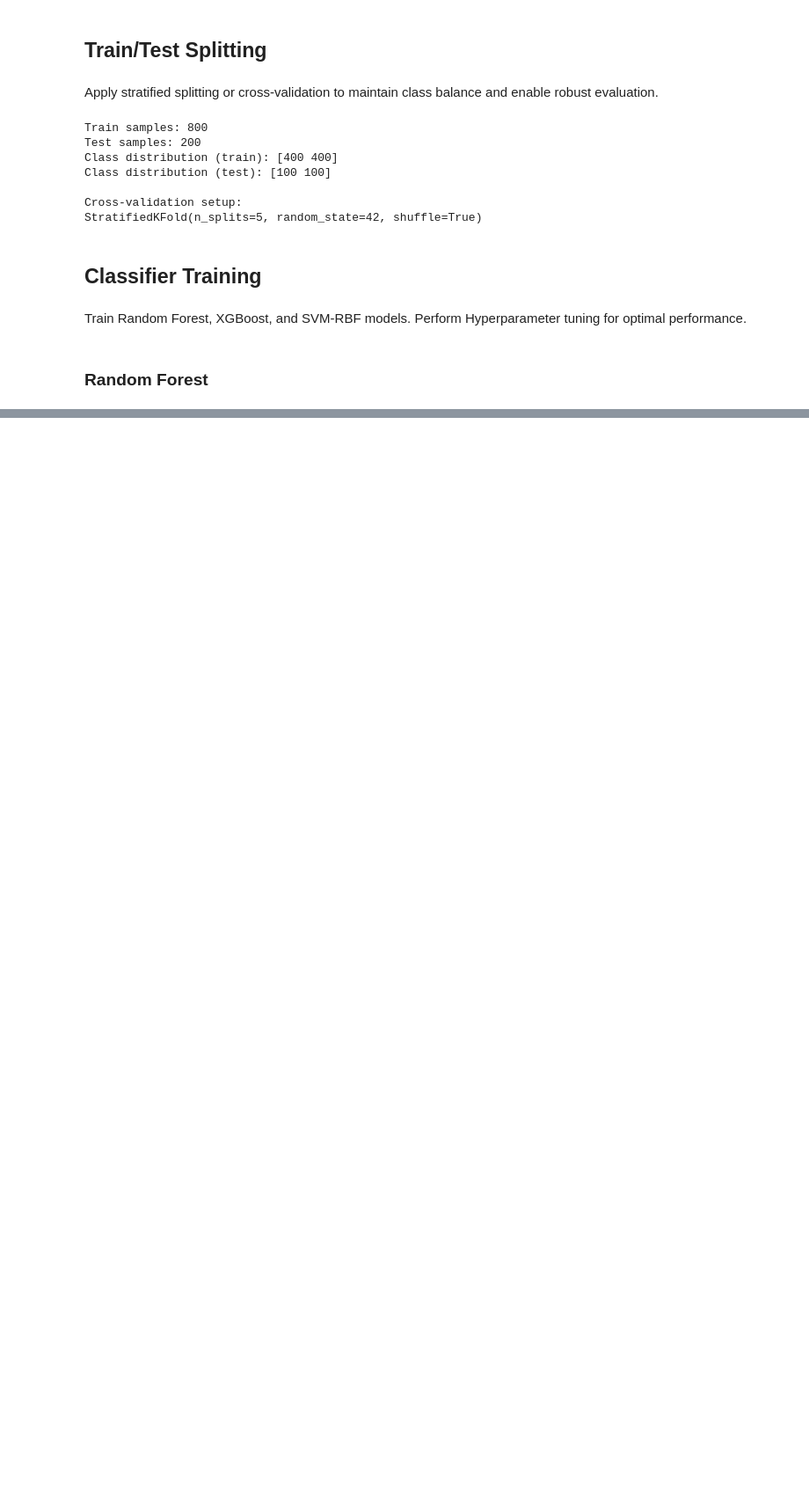
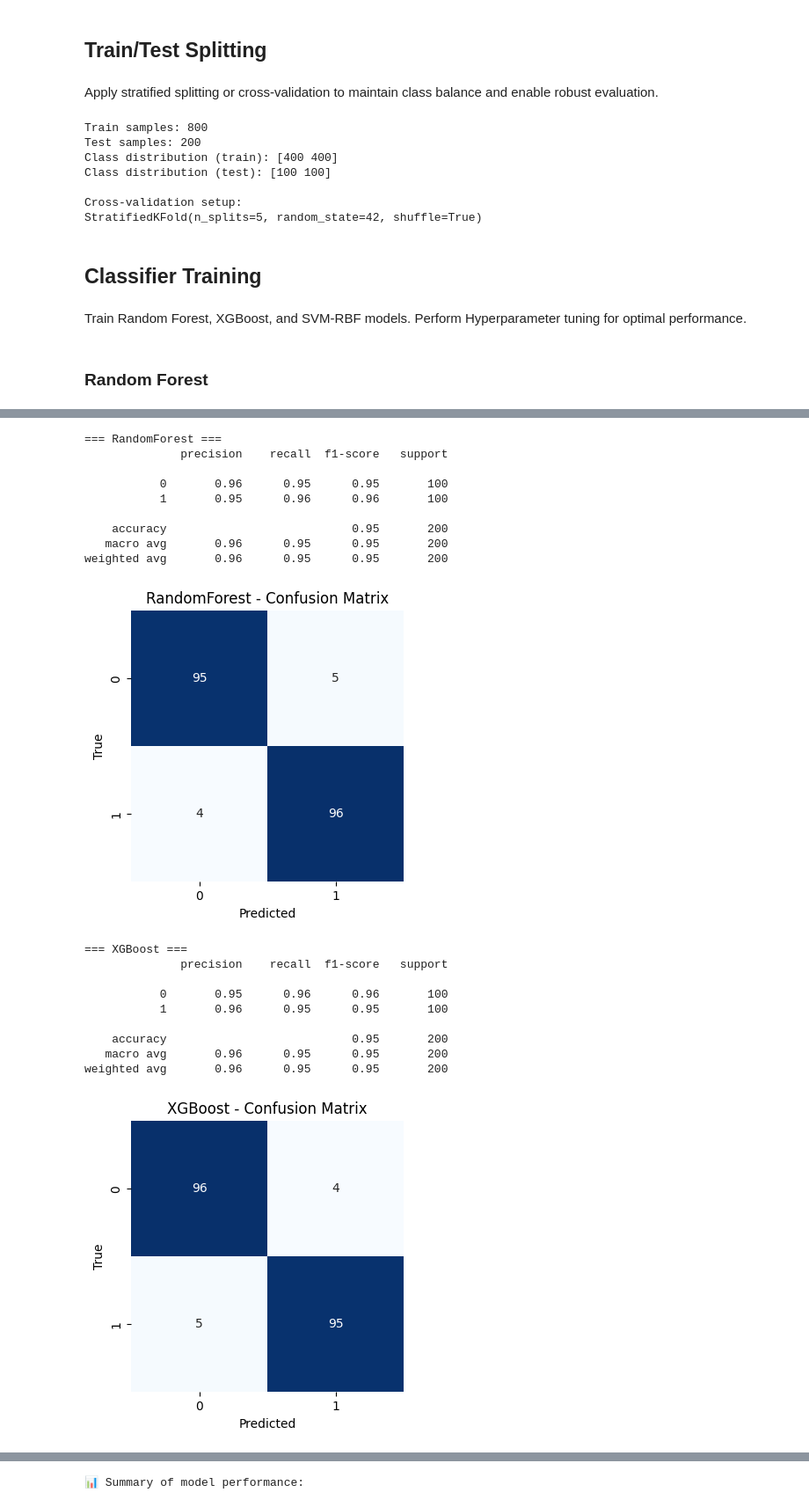
Before and after one commit to PolPujolSantaella/detect-AI-midjourney-images, a Jupyter notebook: detect_midjourney.ipynb, the cells around one changed output, grey strips where cells are left out. Shown at 88% size. Saved outputs shown, nothing was run; the diff lists cells and outputs as text; code cells hidden in the pictures; blank space fills up the shorter version.

Commit message:
Evaluation Models 0.95 Test Performance

```diff
--- a/detect_midjourney.ipynb
+++ b/detect_midjourney.ipynb
@@ -68,7 +74,7 @@ COLOR_MODE = 'rgb'
 # %% [markdown]
 Load images from dataset directories, normalize formats, and prepare for feature extraction. Handle various input formats consistently.
 # %%
-def load_and_preprocess_images(base_dir, categories, img_size=(256, 256), color_mode='rgb'):
+def load_and_preprocess_images(base_dir, categories, img_size=(1024, 1024), color_mode='rgb'):
     X, y, paths = [], [], []
 
     for category, label in categories.items():
@@ -382,0 +458,13 @@ RF CV F1 Score: 0.6760584532087254
+# %%
+models = {
+    "RandomForest": rf_best,
+    "XGBoost": xgb_best,
+    "SVM-RBF": svm_best
+}
+
+print("\n=== TEST SET PERFORMANCE ===")
+for name, model in models.items():
+    y_pred = model.predict(X_test)
+    acc = accuracy_score(y_test, y_pred)
+    print(f"\n{name} Accuracy: {acc:.4f}")
+    print(classification_report(y_test, y_pred))
@@ -382,0 +491,55 @@ RF CV F1 Score: 0.6760584532087254
+# %%
+results = []
+
+for name, model in models.items():
+    y_pred = model.predict(X_test)
+
+    acc = accuracy_score(y_test, y_pred)
+    prec = precision_score(y_test, y_pred)
+    rec = recall_score(y_test, y_pred)
+    f1 = f1_score(y_test, y_pred)
+    cm = confusion_matrix(y_test, y_pred)
+
+    results.append({
+        "Model": name,
+        "Accuracy": acc,
+        "Precision": prec,
+        "Recall": rec,
+        "F1": f1
+    })
+
+    print(f"\n=== {name} ===")
+    print(classification_report(y_test, y_pred))
+
+    # Confusion Matrix
+    plt.figure(figsize=(4, 4))
+    sns.heatmap(cm, annot=True, fmt="d", cmap="Blues", cbar=False)
+    plt.title(f"{name} - Confusion Matrix")
+    plt.xlabel("Predicted")
+    plt.ylabel("True")
+    plt.show()
+
+metrics_df = pd.DataFrame(results)
+print("\n📊 Summary of model performance:")
+display(metrics_df)
+# %% [output]
+=== RandomForest ===
+              precision    recall  f1-score   support
+
+           0       0.96      0.95      0.95       100
+           1       0.95      0.96      0.96       100
+
+    accuracy                           0.95       200
+   macro avg       0.96      0.95      0.95       200
+weighted avg       0.96      0.95      0.95       200
+[figure, added]
+=== XGBoost ===
+              precision    recall  f1-score   support
+
+           0       0.95      0.96      0.96       100
+           1       0.96      0.95      0.95       100
+
+    accuracy                           0.95       200
+   macro avg       0.96      0.95      0.95       200
+weighted avg       0.96      0.95      0.95       200
+[figure, added]
@@ -382,0 +556 @@ RF CV F1 Score: 0.6760584532087254
+📊 Summary of model performance:
```
Also changed, not shown: parts of 11 cells of this notebook, 2 other files.
